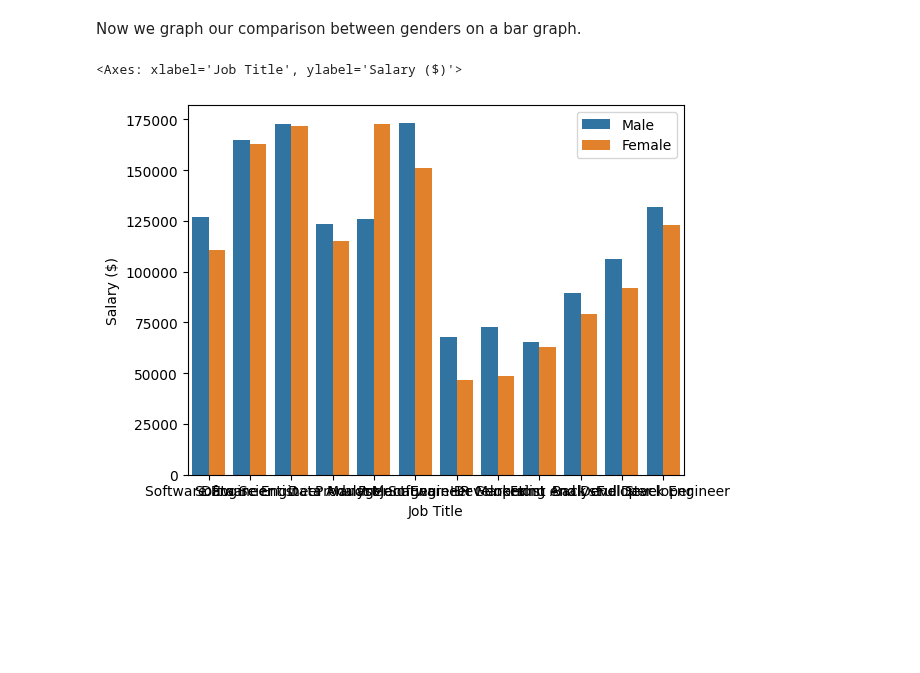
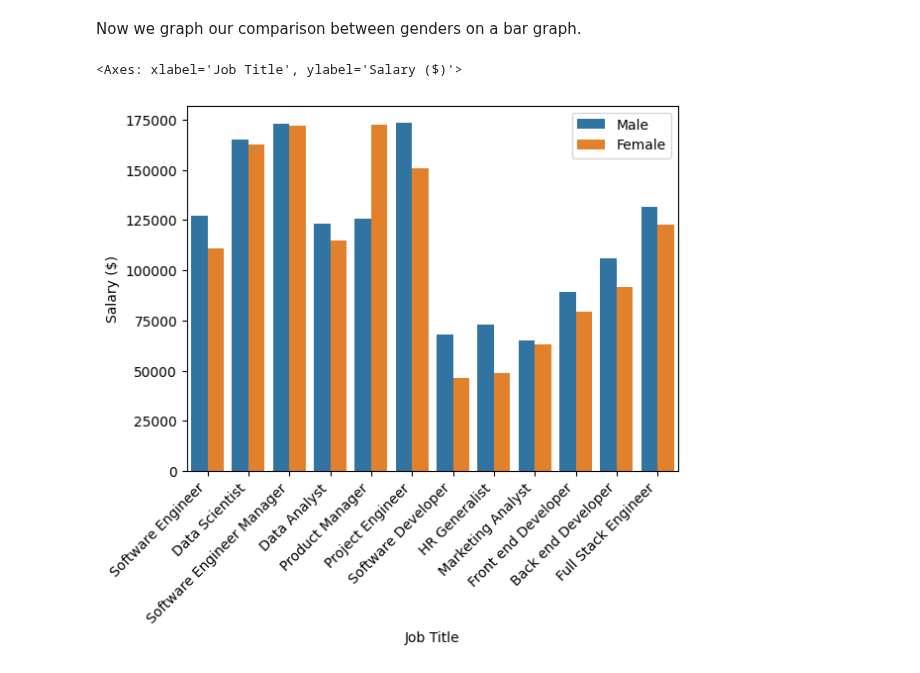
Before and after one commit to AbhijayPaul/HackTheHood-Final, a Jupyter notebook: HtHFinal.ipynb, the cells around one changed output. Drawn from its saved outputs; the diff is of its cells as text; code cells hidden in the pictures; blank space fills up the shorter version.

Commit message:
Formatting for question 4, rotated x axis labels, truncated the ratio in the second graph

```diff
--- a/HtHFinal.ipynb
+++ b/HtHFinal.ipynb
@@ -488,11 +488,12 @@ Now we graph our comparison between genders on a bar graph.
 # %%
 
 genderCompBarGraph = seaborn.barplot(x = JTcombinedList, y = combineLData, hue = mORfLine)
 genderCompBarGraph.set(xlabel = "Job Title", ylabel = "Salary ($)")
+genderCompBarGraph.set_xticklabels(genderCompBarGraph.get_xticklabels(), rotation=45, ha="right")
 genderCompBarGraph
 # %% [output]
 <Axes: xlabel='Job Title', ylabel='Salary ($)'>
-[figure, old version]
+[figure, new version]
 # %%
 salaryRatio = []
 
```
Also changed, not shown: parts of 1 cell of this notebook.
